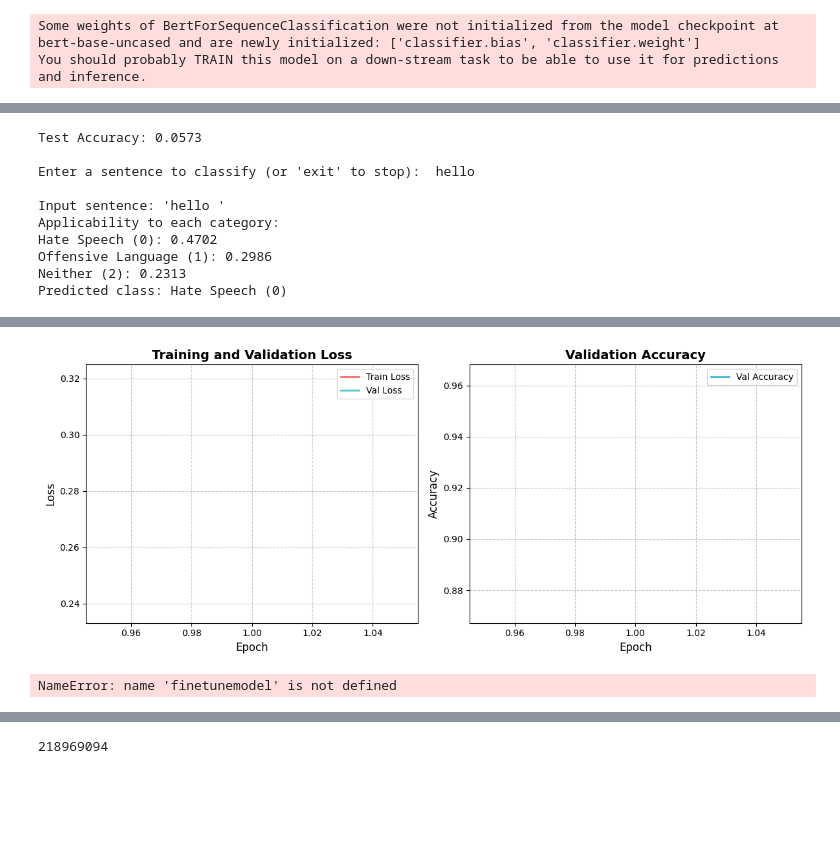
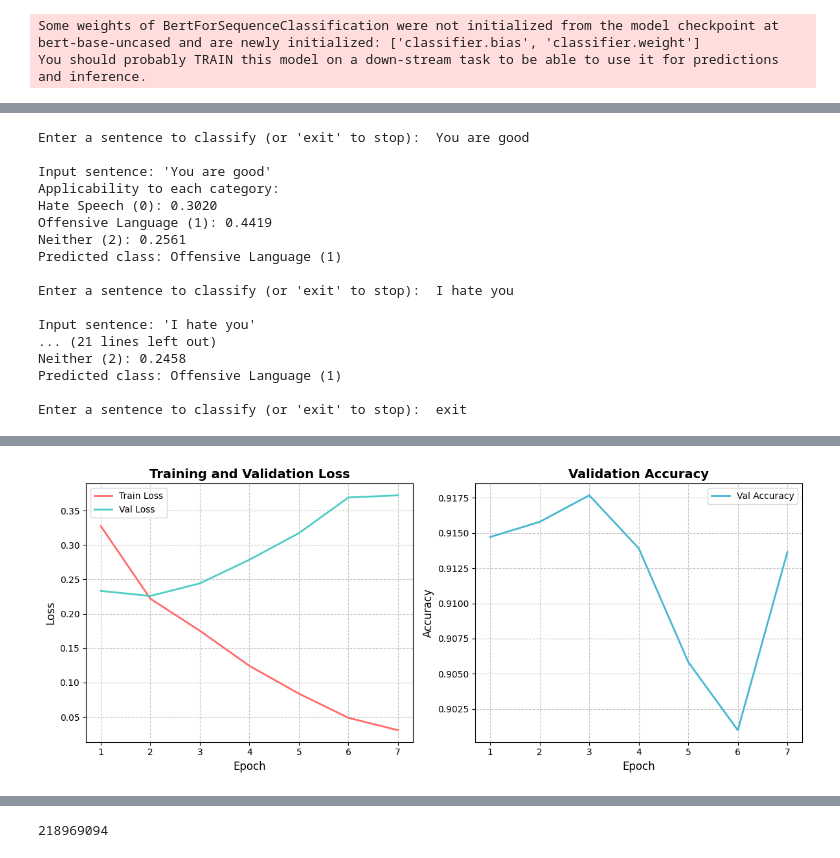
Before and after one commit to mabonmn/TINY-GUIDE-LLM, a Jupyter notebook: UsingBERTBackBone.ipynb, the cells around one changed output, grey strips where cells are left out. Cells and saved outputs as stored; diff of their text form; code cells hidden in the pictures; blank space fills up the shorter version.

```diff
--- a/UsingBERTBackBone.ipynb
+++ b/UsingBERTBackBone.ipynb
@@ -87,7 +89,6 @@ tokenizer = BertTokenizer.from_pretrained("bert-base-uncased")
 model = BertForSequenceClassification.from_pretrained("bert-base-uncased", num_labels=3)
 
 # Move to device
-device = "cuda" if torch.cuda.is_available() else "cpu"
 model.to(device)
 
 # Prepare datasets
@@ -251,18 +236,24 @@ def evaluate_model(model):
 # %%
 # Run evaluation and interactive classification
-evaluate_model(model)
 interactive_classification(model)
 # %% [output]
-Test Accuracy: 0.0573
+Enter a sentence to classify (or 'exit' to stop):  You are good
 
-Enter a sentence to classify (or 'exit' to stop):  hello
+Input sentence: 'You are good'
+Applicability to each category:
+Hate Speech (0): 0.3020
+Offensive Language (1): 0.4419
+Neither (2): 0.2561
+Predicted class: Offensive Language (1)
 
-Input sentence: 'hello '
-Applicability to each category:
-Hate Speech (0): 0.4702
-Offensive Language (1): 0.2986
-Neither (2): 0.2313
-Predicted class: Hate Speech (0)
+Enter a sentence to classify (or 'exit' to stop):  I hate you
+
+Input sentence: 'I hate you'
+... (21 lines left out)
+Neither (2): 0.2458
+Predicted class: Offensive Language (1)
+
+Enter a sentence to classify (or 'exit' to stop):  exit
 # %%
 from tqdm import tqdm
 
@@ -356,8 +347,7 @@ def fine_tune_model(model_path,max_epochs=5, patience=2):
 
     return   # Return number of epochs run
 
-os.makedirs(model_dir, exist_ok=True)
 model_path = os.path.join(model_dir, "bestBert.pth")
 
-fine_tune_model(model_path,max_epochs=1, patience=5)
+fine_tune_model(model_path,max_epochs=15, patience=5)
 # %% [output]
@@ -365,5 +362,4 @@ Epoch 1 - Train Loss: 0.3208, Val Loss: 0.2372, Val Accuracy: 0.9177
-[figure, old version]
+[figure, new version]
-NameError: name 'finetunemodel' is not defined
 # %%
 model.load_state_dict(torch.load(model_path))
 model.eval()
```
Also changed, not shown: parts of 21 cells of this notebook.
